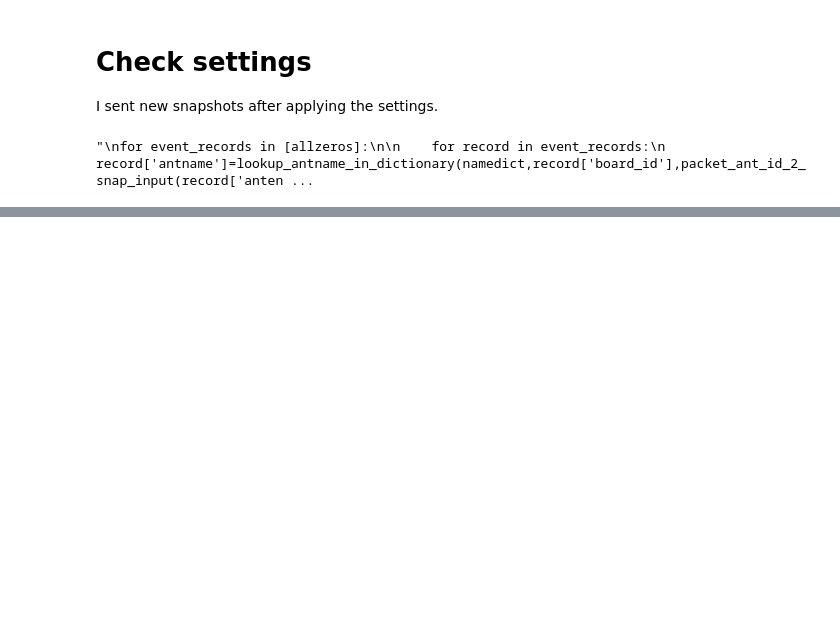
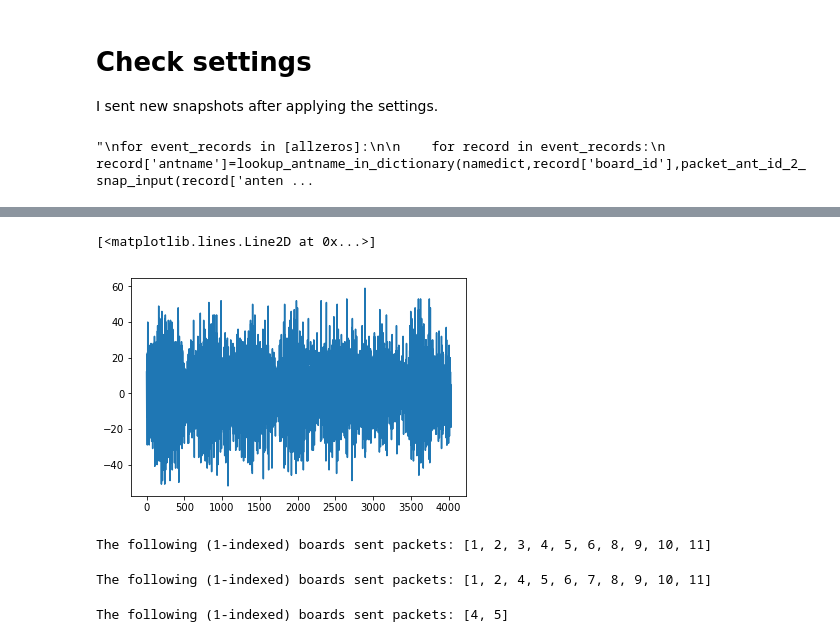
Before and after one commit to kathrynplant/lwa-cosmic-rays, a Jupyter notebook: check_antenna_status.ipynb, the cells around one changed output, grey strips where cells are left out. Drawn from its saved outputs; the diff is of its cells as text; code cells hidden in the pictures; blank space fills up the shorter version.

```diff
--- a/check_antenna_status.ipynb
+++ b/check_antenna_status.ipynb
@@ -349,0 +497,42 @@ for event_records in [allzeros]:
+# %%
+plt.plot(snap05records[0]['data'])
+# %% [output]
+[<matplotlib.lines.Line2D at 0x...>]
+[figure, added]
+# %%
+fname='/data0/cosmic-ray-data/newdata/packettestm1729533579.0215838.dat'
+records=parsefile(fname)
+board_ids=[r['board_id'] for r in records ]
+board_list=[]
+for s in range(1,12):
+    if s in board_ids:
+        board_list.append(s)
+print('The following (1-indexed) boards sent packets:', board_list )
+# %% [output]
+The following (1-indexed) boards sent packets: [1, 2, 3, 4, 5, 6, 8, 9, 10, 11]
+# %%
+
+
+fname='/data0/cosmic-ray-data/newdata/packettestc1729571559.3477018.dat'
+records=parsefile(fname)
+board_ids=[r['board_id'] for r in records ]
+board_list=[]
+for s in range(1,12):
+    if s in board_ids:
+        board_list.append(s)
+print('The following (1-indexed) boards sent packets:', board_list )
+# %% [output]
+The following (1-indexed) boards sent packets: [1, 2, 4, 5, 6, 7, 8, 9, 10, 11]
+# %%
+
+
+fname='/data0/cosmic-ray-data/newdata/packettestf1729572506.4021702.dat'
+records=parsefile(fname)
+board_ids=[r['board_id'] for r in records ]
+board_list=[]
+for s in range(1,12):
+    if s in board_ids:
+        board_list.append(s)
+print('The following (1-indexed) boards sent packets:', board_list )
+# %% [output]
+The following (1-indexed) boards sent packets: [4, 5]
```
Also changed, not shown: parts of 17 cells of this notebook.
